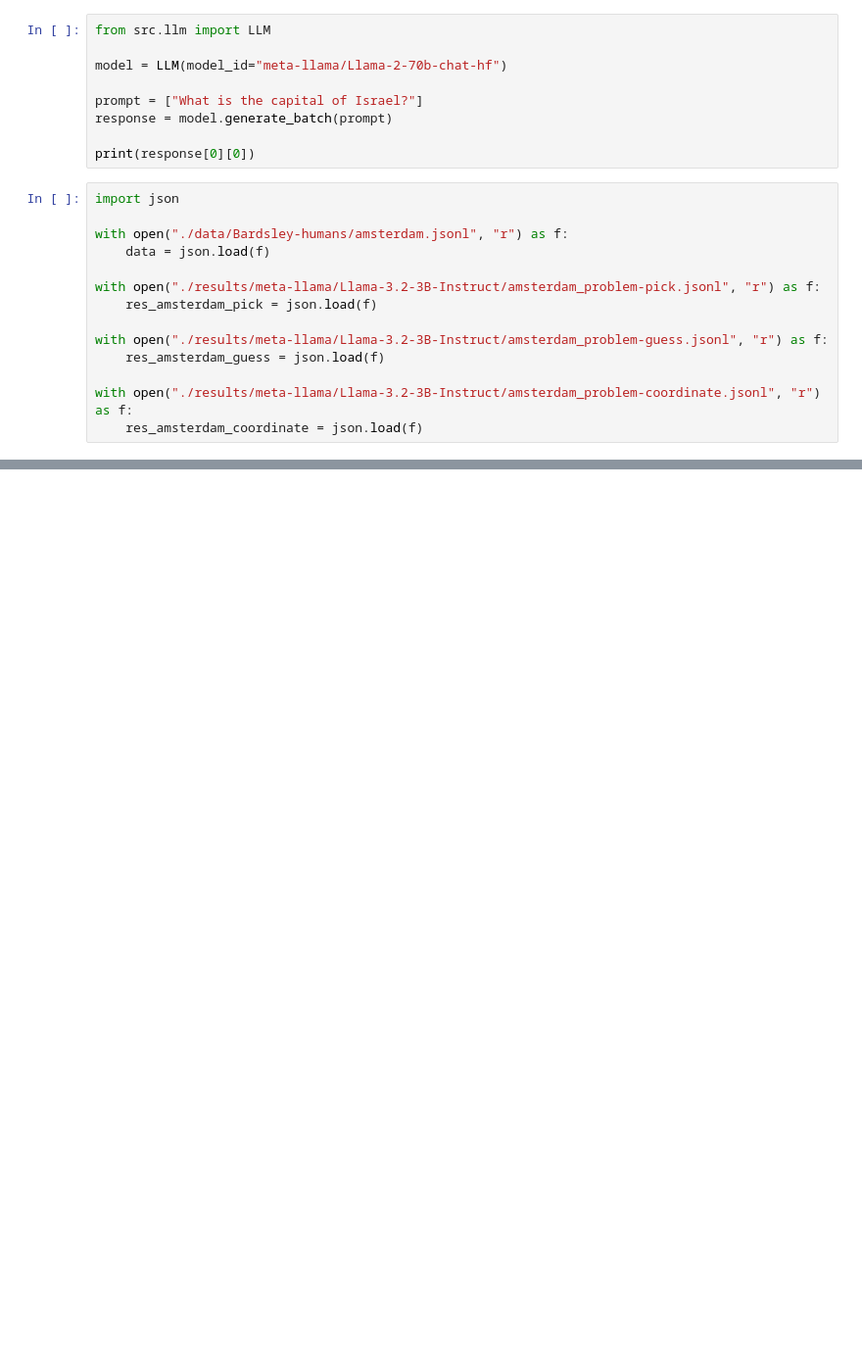
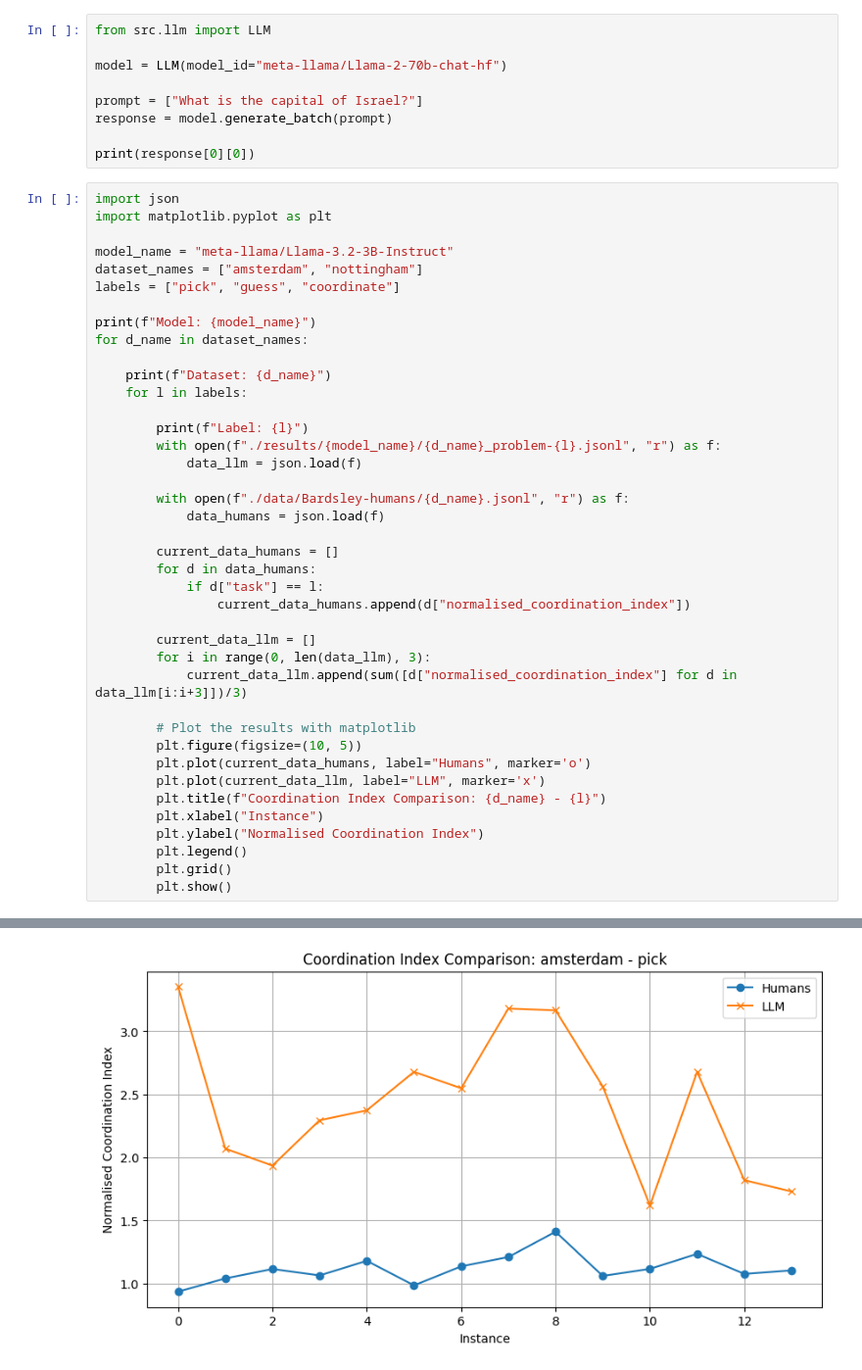
Before and after one commit to EmanueleLM/focal-points, a Jupyter notebook: playground.ipynb, the cells around one changed output, grey strips where cells are left out. Shown: that part at 98% size. Saved outputs shown, nothing was run; the diff lists cells and outputs as text; blank space fills up the shorter version.

Commit message:
le plooot, le sweller plot de le germane load is worse than extraneous; we should call trallalero trallalla

```diff
--- a/playground.ipynb
+++ b/playground.ipynb
@@ -22,17 +22,44 @@ prompt = ["What is the capital of Israel?"]
 response = model.generate_batch(prompt)
 
 print(response[0][0])
-# %%
-import json
-
-with open("./data/Bardsley-humans/amsterdam.jsonl", "r") as f:
-    data = json.load(f)
-
-with open("./results/meta-llama/Llama-3.2-3B-Instruct/amsterdam_problem-pick.jsonl", "r") as f:
-    res_amsterdam_pick = json.load(f)
-
-with open("./results/meta-llama/Llama-3.2-3B-Instruct/amsterdam_problem-guess.jsonl", "r") as f:
-    res_amsterdam_guess = json.load(f)
-
-with open("./results/meta-llama/Llama-3.2-3B-Instruct/amsterdam_problem-coordinate.jsonl", "r") as f:
-    res_amsterdam_coordinate = json.load(f)
+# %%
+import json
+import matplotlib.pyplot as plt
+
+model_name = "meta-llama/Llama-3.2-3B-Instruct"
+dataset_names = ["amsterdam", "nottingham"]
+labels = ["pick", "guess", "coordinate"]
+
+print(f"Model: {model_name}")
+for d_name in dataset_names:
+
+    print(f"Dataset: {d_name}")
+    for l in labels:
+
+        print(f"Label: {l}")
+        with open(f"./results/{model_name}/{d_name}_problem-{l}.jsonl", "r") as f:
+            data_llm = json.load(f)
+
+        with open(f"./data/Bardsley-humans/{d_name}.jsonl", "r") as f:
+            data_humans = json.load(f)
+
+        current_data_humans = []
+        for d in data_humans:
+            if d["task"] == l:
+                current_data_humans.append(d["normalised_coordination_index"])
+
+        current_data_llm = []
+        for i in range(0, len(data_llm), 3):
+            current_data_llm.append(sum([d["normalised_coordination_index"] for d in data_llm[i:i+3]])/3)
+
+        # Plot the results with matplotlib
+        plt.figure(figsize=(10, 5))
+        plt.plot(current_data_humans, label="Humans", marker='o')
+        plt.plot(current_data_llm, label="LLM", marker='x')
+        plt.title(f"Coordination Index Comparison: {d_name} - {l}")
+        plt.xlabel("Instance")
+        plt.ylabel("Normalised Coordination Index")
+        plt.legend()
+        plt.grid()
+        plt.show()
+# %% [output]
@@ -38,0 +69 @@ with open("./results/meta-llama/Llama-3.2-3B-Instruct/amsterdam_problem-coordina
+[figure, added]
```
Also changed, not shown: parts of 3 cells of this notebook, 2 other files.
